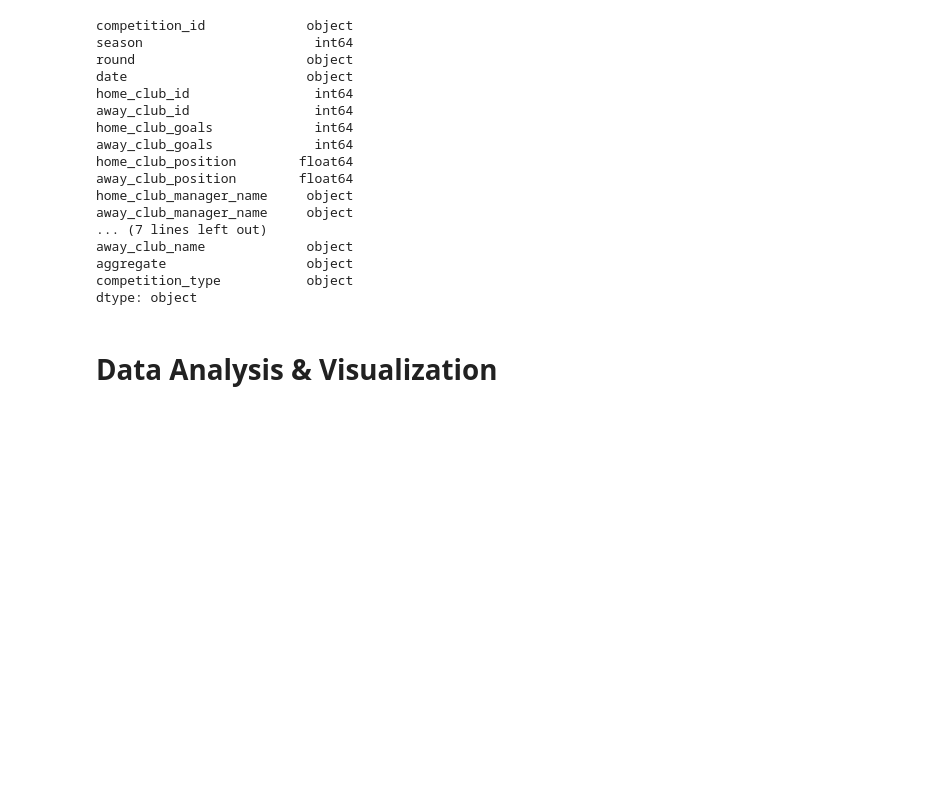
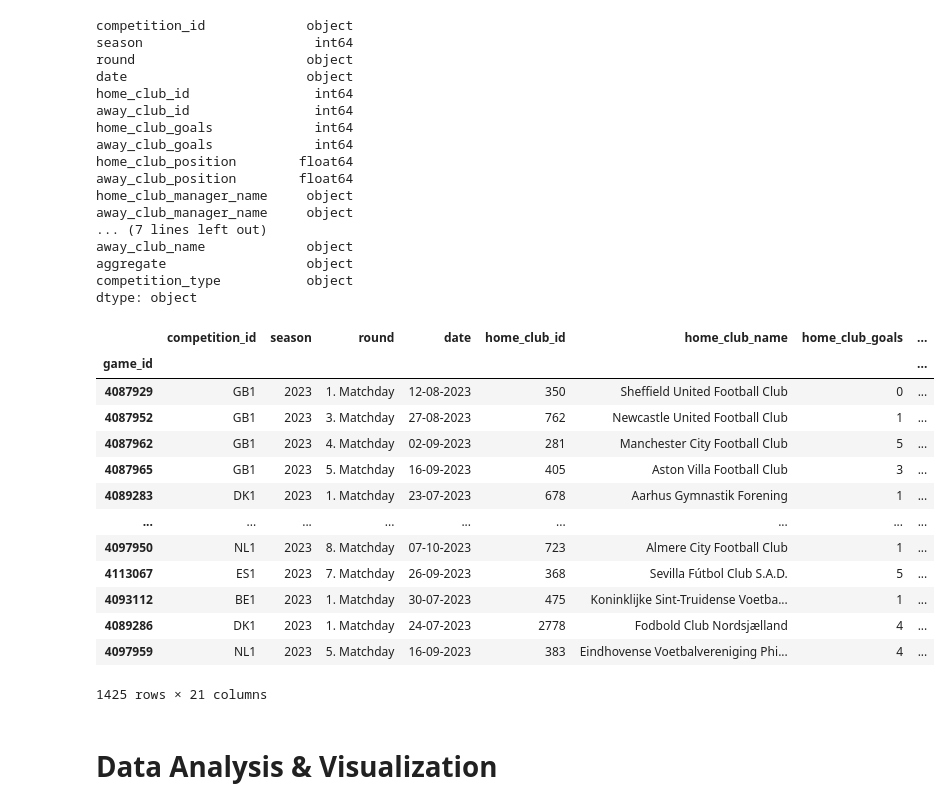
Before and after one commit to RiccardoPili/Football-Data-Analysis, a Jupyter notebook: games.ipynb, the cells around one changed output. Saved outputs shown, nothing was run; the diff lists cells and outputs as text; code cells hidden in the pictures; blank space fills up the shorter version.

```diff
--- a/games.ipynb
+++ b/games.ipynb
@@ -151,6 +151,29 @@ away_club_name             object
 aggregate                  object
 competition_type           object
 dtype: object
+# %%
+games_df['home_club_position'] = games_df['home_club_position'].astype('int64')
+games_df['away_club_position'] = games_df['away_club_position'].astype('int64')
+games_df['attendance'] = games_df['attendance'].astype('int64')
+
+games_df['date'] = pd.to_datetime(games_df['date']).dt.strftime('%d-%m-%Y')
+
+games_df
+# %% [output]
+|  | competition_id | season | round | date | home_club_id | home_club_name | home_club_goals | ... |
+| game_id |  |  |  |  |  |  |  | ... |
+| 4087929 | GB1 | 2023 | 1. Matchday | 12-08-2023 | 350 | Sheffield United Football Club | 0 | ... |
+| 4087952 | GB1 | 2023 | 3. Matchday | 27-08-2023 | 762 | Newcastle United Football Club | 1 | ... |
+| 4087962 | GB1 | 2023 | 4. Matchday | 02-09-2023 | 281 | Manchester City Football Club | 5 | ... |
+| 4087965 | GB1 | 2023 | 5. Matchday | 16-09-2023 | 405 | Aston Villa Football Club | 3 | ... |
+| 4089283 | DK1 | 2023 | 1. Matchday | 23-07-2023 | 678 | Aarhus Gymnastik Forening | 1 | ... |
+| ... | ... | ... | ... | ... | ... | ... | ... | ... |
+| 4097950 | NL1 | 2023 | 8. Matchday | 07-10-2023 | 723 | Almere City Football Club | 1 | ... |
+| 4113067 | ES1 | 2023 | 7. Matchday | 26-09-2023 | 368 | Sevilla Fútbol Club S.A.D. | 5 | ... |
+| 4093112 | BE1 | 2023 | 1. Matchday | 30-07-2023 | 475 | Koninklijke Sint-Truidense Voetba... | 1 | ... |
+| 4089286 | DK1 | 2023 | 1. Matchday | 24-07-2023 | 2778 | Fodbold Club Nordsjælland | 4 | ... |
+| 4097959 | NL1 | 2023 | 5. Matchday | 16-09-2023 | 383 | Eindhovense Voetbalvereniging Phi... | 4 | ... |
+1425 rows × 21 columns
 # %% [markdown]
 # Data Analysis & Visualization
 # %%
```
Also changed, not shown: parts of 4 cells of this notebook.
